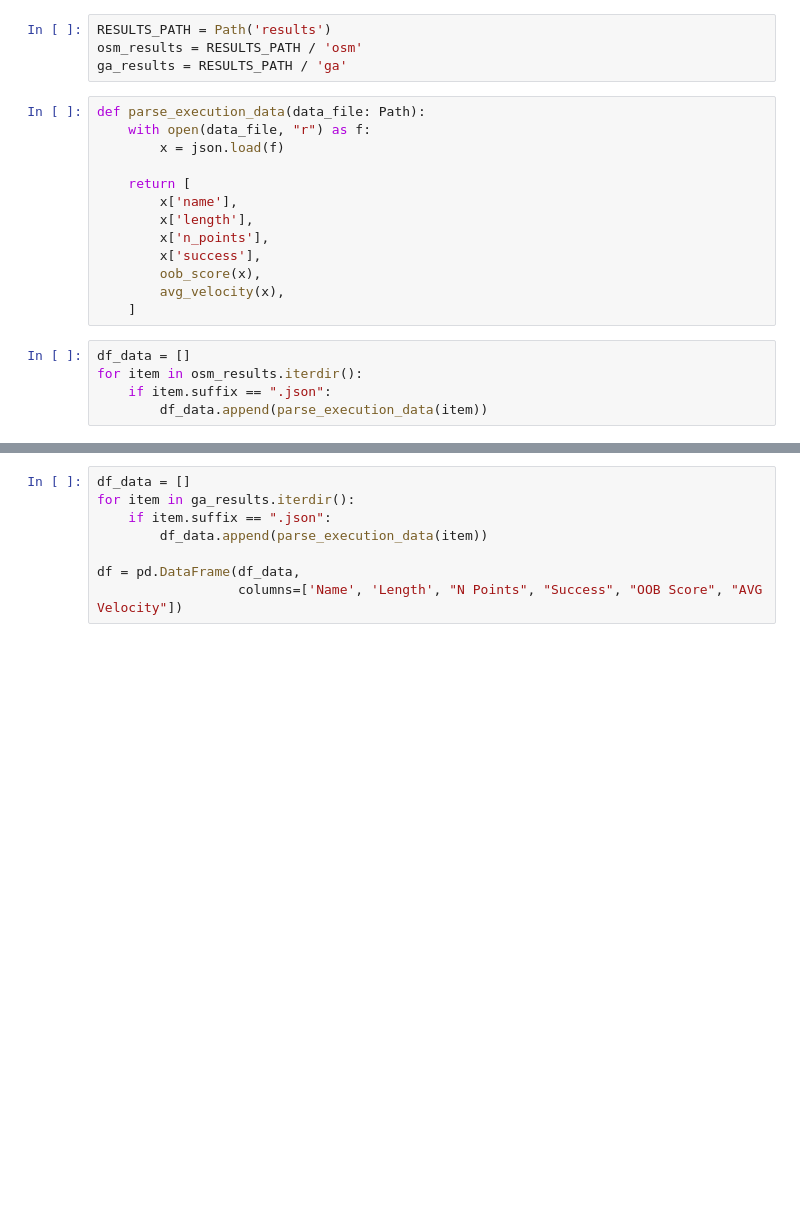
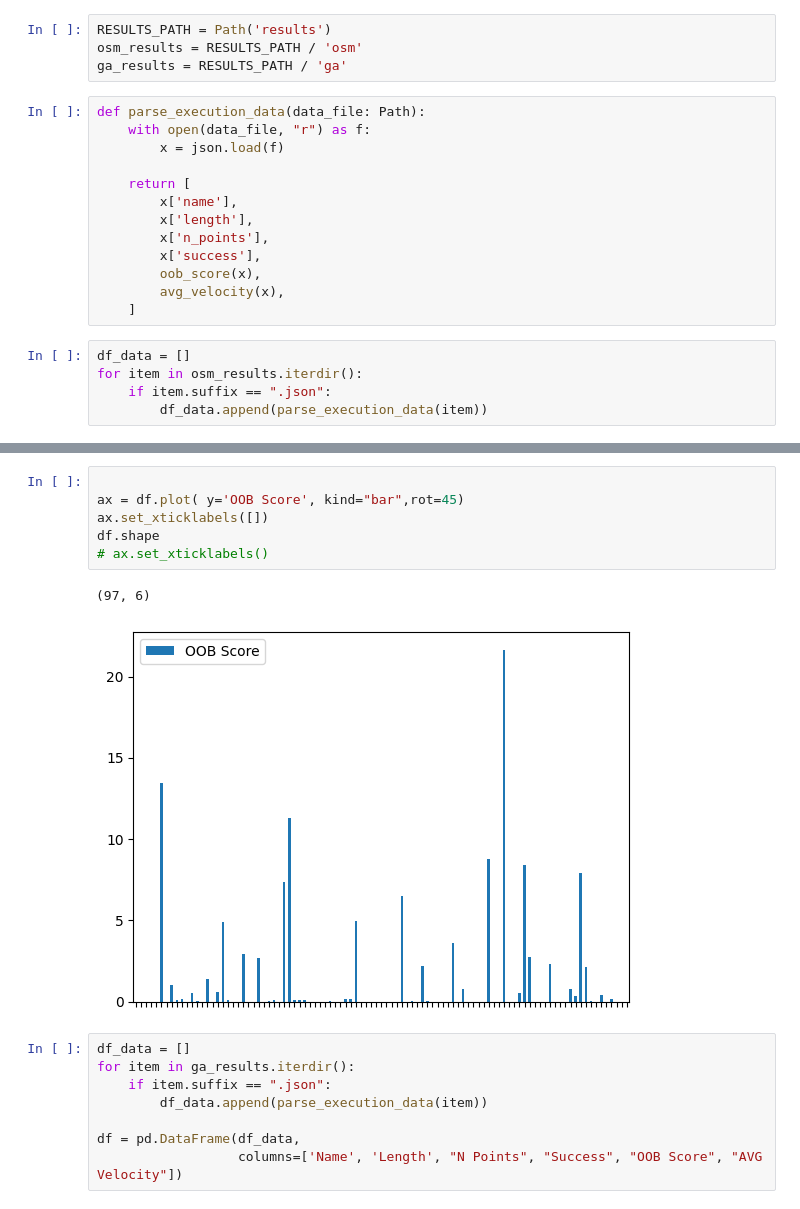
Before and after one commit to PanZWarzywniaka/beamng-ai-testing-kit, a Jupyter notebook: show_results.ipynb, the cells around one changed output, grey strips where cells are left out. Saved outputs shown, nothing was run; the diff lists cells and outputs as text; blank space fills up the shorter version.

```diff
--- a/show_results.ipynb
+++ b/show_results.ipynb
@@ -58,3 +82,12 @@ df.tail()
+# %%
+
+ax = df.plot( y='OOB Score', kind="bar",rot=45)
+ax.set_xticklabels([])
+df.shape
+# ax.set_xticklabels()
+# %% [output]
+(97, 6)
+[figure, added]
 # %%
 df_data = []
 for item in ga_results.iterdir():
```
Also changed, not shown: parts of 6 cells of this notebook, 5 other files.
